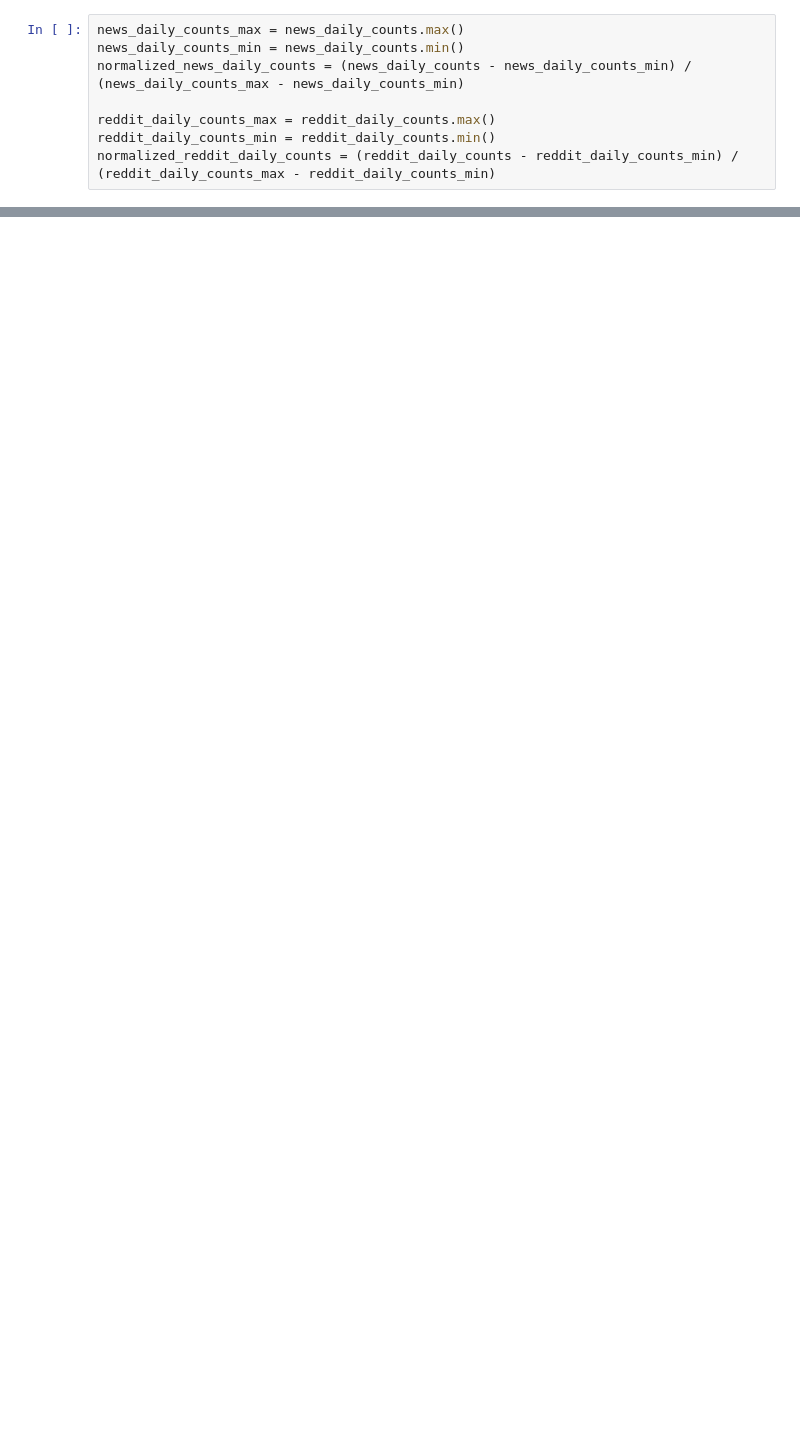
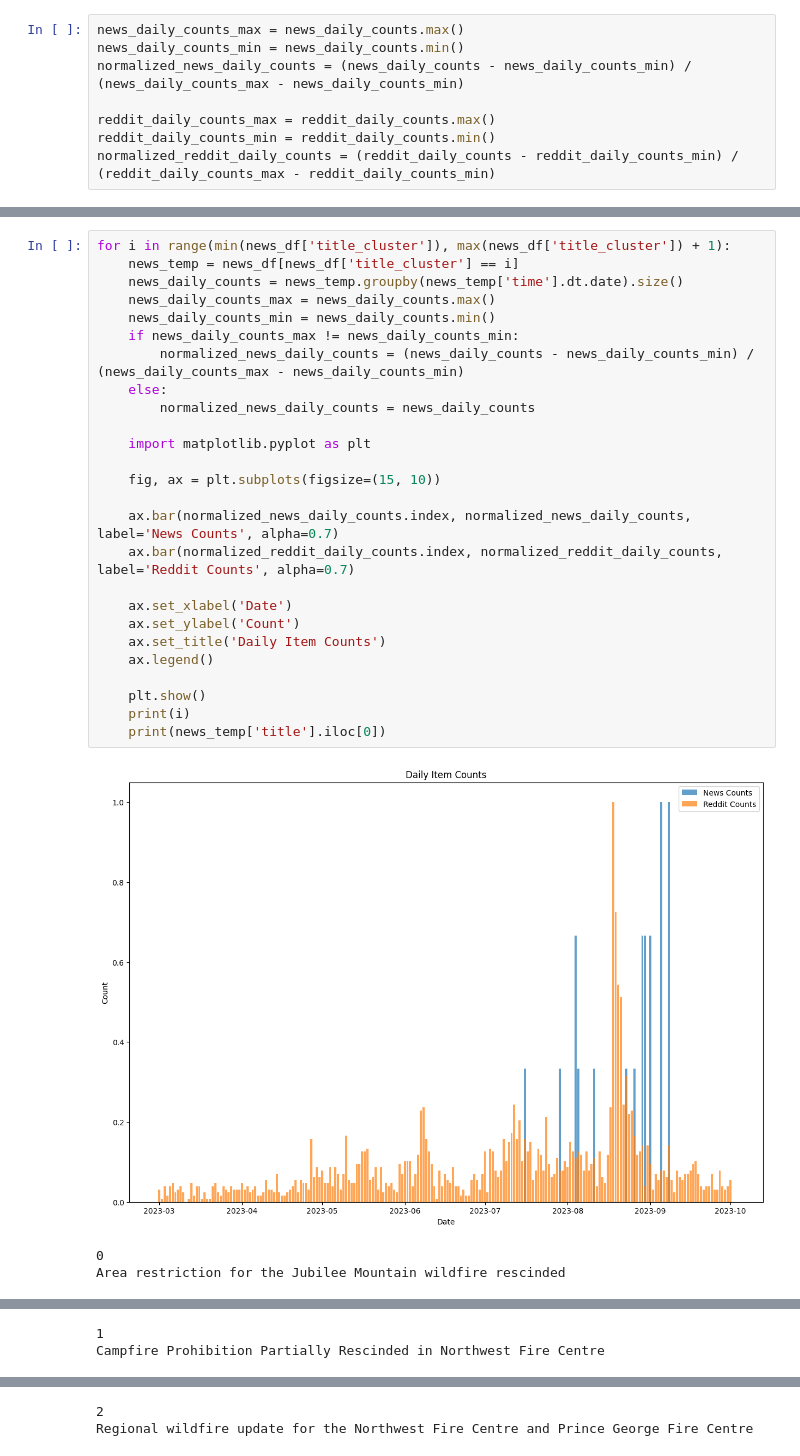
Before and after one commit to arvandiii/Thesis-Project, a Jupyter notebook: reddit/compare.ipynb, the cells around one changed output, grey strips where cells are left out. Drawn from its saved outputs; the diff is of its cells as text; blank space fills up the shorter version.

```diff
--- a/reddit/compare.ipynb
+++ b/reddit/compare.ipynb
@@ -55,0 +54,30 @@ plt.show()
+# %%
+for i in range(min(news_df['title_cluster']), max(news_df['title_cluster']) + 1):
+    news_temp = news_df[news_df['title_cluster'] == i]
+    news_daily_counts = news_temp.groupby(news_temp['time'].dt.date).size()
+    news_daily_counts_max = news_daily_counts.max()
+    news_daily_counts_min = news_daily_counts.min()
+    if news_daily_counts_max != news_daily_counts_min:
+        normalized_news_daily_counts = (news_daily_counts - news_daily_counts_min) / (news_daily_counts_max - news_daily_counts_min)
+    else:
+        normalized_news_daily_counts = news_daily_counts
+
+    import matplotlib.pyplot as plt
+
+    fig, ax = plt.subplots(figsize=(15, 10))
+
+    ax.bar(normalized_news_daily_counts.index, normalized_news_daily_counts, label='News Counts', alpha=0.7)
+    ax.bar(normalized_reddit_daily_counts.index, normalized_reddit_daily_counts, label='Reddit Counts', alpha=0.7)
+
+    ax.set_xlabel('Date')
+    ax.set_ylabel('Count')
+    ax.set_title('Daily Item Counts')
+    ax.legend()
+
+    plt.show()
+    print(i)
+    print(news_temp['title'].iloc[0])
+# %% [output]
+[figure, added]
+0
+Area restriction for the Jubilee Mountain wildfire rescinded
@@ -55,0 +85,2 @@ plt.show()
+1
+Campfire Prohibition Partially Rescinded in Northwest Fire Centre
@@ -55,0 +88,2 @@ plt.show()
+2
+Regional wildfire update for the Northwest Fire Centre and Prince George Fire Centre
```
Also changed, not shown: parts of 10 cells of this notebook, 9 other files.
